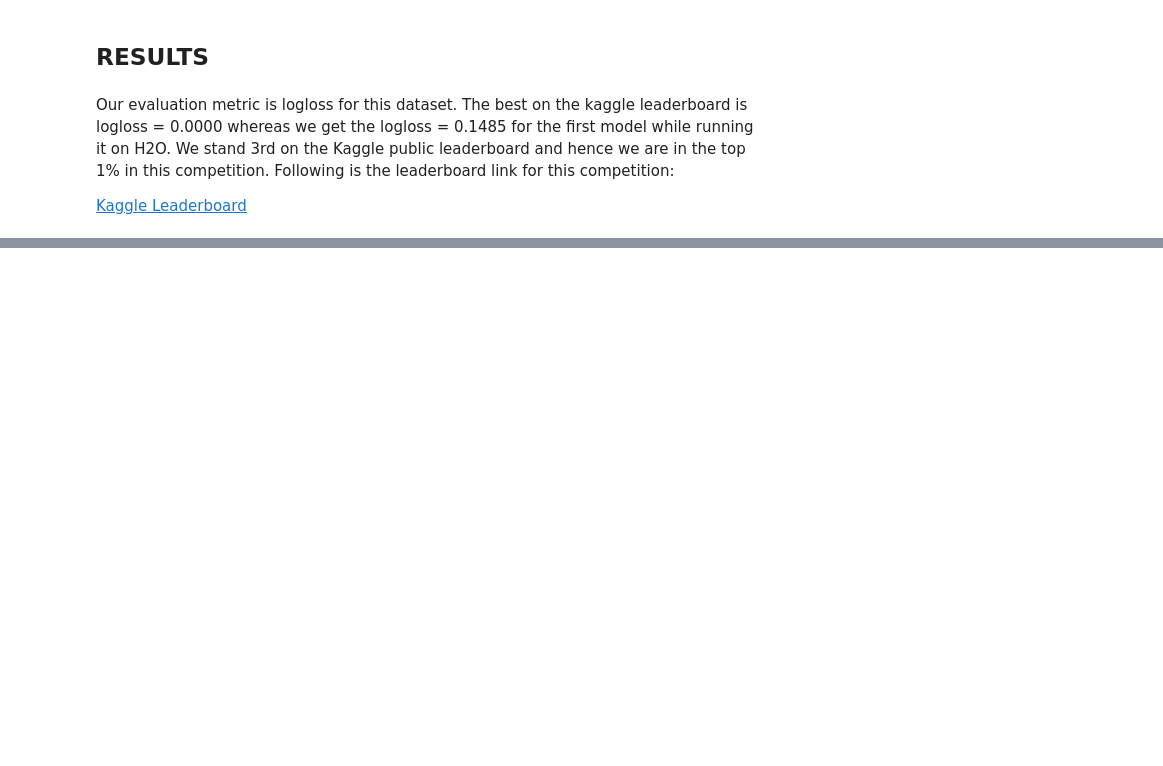
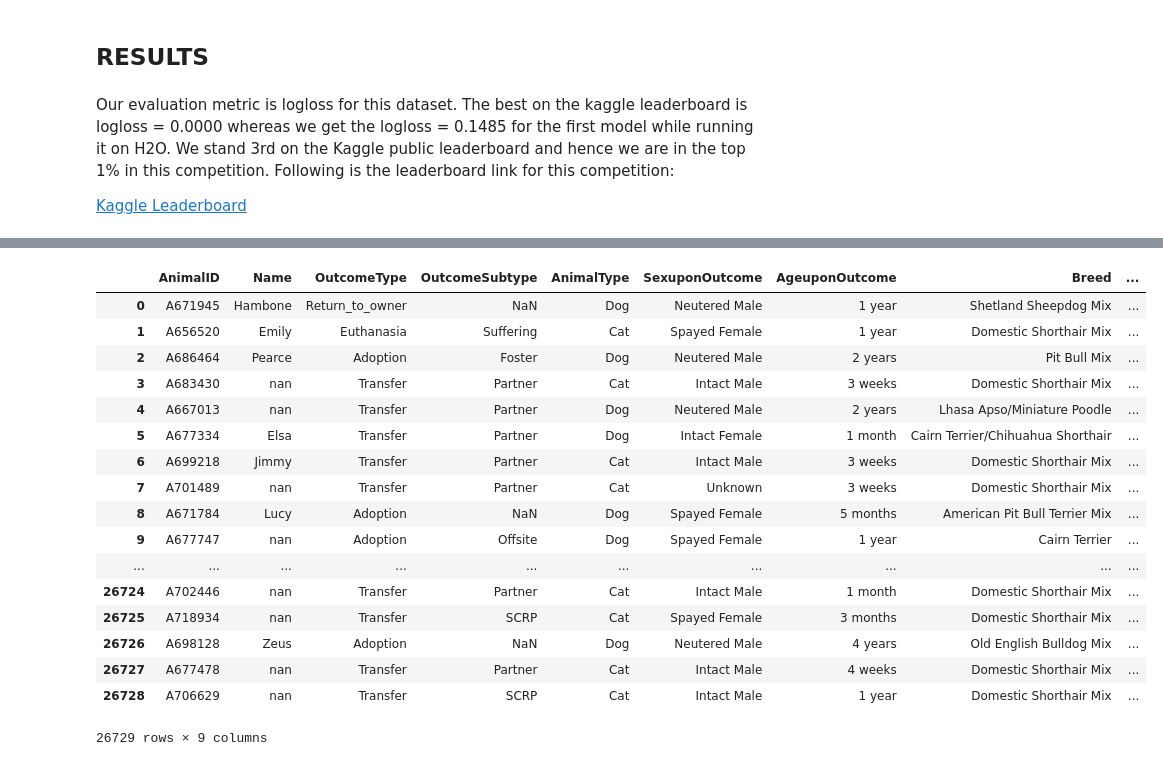
Before and after one commit to AmiGandhi/Top-1-Kaggle-Competition, a Jupyter notebook: code/Kaggle Competition.ipynb, the cells around one changed output, grey strips where cells are left out. Drawn from its saved outputs; the diff is of its cells as text; code cells hidden in the pictures; blank space fills up the shorter version.

```diff
--- a/code/Kaggle Competition.ipynb
+++ b/code/Kaggle Competition.ipynb
@@ -68,6 +69,6 @@ Connecting to H2O server at http://127.0.0.1:12739... successful.
 current_dir = os.path.dirname(os.path.abspath(os.getcwd() + "/Kaggle Competition.ipynb"))
 os.chdir('../data')
 data_dir = os.getcwd()
-train_data = data_dir + '/train.csv'
+data_path = data_dir + '/train.csv'
 # %%
 #Ingest data
@@ -223,0 +154,3 @@ Our evaluation metric is logloss for this dataset. The best on the kaggle leader
+# %%
+animals = pd.read_csv(data_path)
+animals.head()
@@ -223,0 +190,9 @@ Our evaluation metric is logloss for this dataset. The best on the kaggle leader
+# %%
+cat_columns = ['OutcomeType', 'OutcomeSubtype', 'AnimalType', 'SexuponOutcome', 'AgeuponOutcome', 'Breed', 'Color']
+for col in cat_columns:
+    animals[col] = animals[col].astype('category')
+
+
+animals['AnimalID'] = animals['AnimalID'].astype(str)
+animals['Name'] = animals['Name'].astype(str)
+animals.info()
@@ -223,0 +215,21 @@ Our evaluation metric is logloss for this dataset. The best on the kaggle leader
+# %%
+animals.drop('DateTime', axis=1)
+# %% [output]
+|  | AnimalID | Name | OutcomeType | OutcomeSubtype | AnimalType | SexuponOutcome | AgeuponOutcome | Breed | ... |
+| 0 | A671945 | Hambone | Return_to_owner | NaN | Dog | Neutered Male | 1 year | Shetland Sheepdog Mix | ... |
+| 1 | A656520 | Emily | Euthanasia | Suffering | Cat | Spayed Female | 1 year | Domestic Shorthair Mix | ... |
+| 2 | A686464 | Pearce | Adoption | Foster | Dog | Neutered Male | 2 years | Pit Bull Mix | ... |
+| 3 | A683430 | nan | Transfer | Partner | Cat | Intact Male | 3 weeks | Domestic Shorthair Mix | ... |
+| 4 | A667013 | nan | Transfer | Partner | Dog | Neutered Male | 2 years | Lhasa Apso/Miniature Poodle | ... |
+| 5 | A677334 | Elsa | Transfer | Partner | Dog | Intact Female | 1 month | Cairn Terrier/Chihuahua Shorthair | ... |
+| 6 | A699218 | Jimmy | Transfer | Partner | Cat | Intact Male | 3 weeks | Domestic Shorthair Mix | ... |
+| 7 | A701489 | nan | Transfer | Partner | Cat | Unknown | 3 weeks | Domestic Shorthair Mix | ... |
+| 8 | A671784 | Lucy | Adoption | NaN | Dog | Spayed Female | 5 months | American Pit Bull Terrier Mix | ... |
+| 9 | A677747 | nan | Adoption | Offsite | Dog | Spayed Female | 1 year | Cairn Terrier | ... |
+| ... | ... | ... | ... | ... | ... | ... | ... | ... | ... |
+| 26724 | A702446 | nan | Transfer | Partner | Cat | Intact Male | 1 month | Domestic Shorthair Mix | ... |
+| 26725 | A718934 | nan | Transfer | SCRP | Cat | Spayed Female | 3 months | Domestic Shorthair Mix | ... |
+| 26726 | A698128 | Zeus | Adoption | NaN | Dog | Neutered Male | 4 years | Old English Bulldog Mix | ... |
+| 26727 | A677478 | nan | Transfer | Partner | Cat | Intact Male | 4 weeks | Domestic Shorthair Mix | ... |
+| 26728 | A706629 | nan | Transfer | SCRP | Cat | Intact Male | 1 year | Domestic Shorthair Mix | ... |
+26729 rows × 9 columns
```
Also changed, not shown: parts of 34 cells of this notebook, 1 other file.
